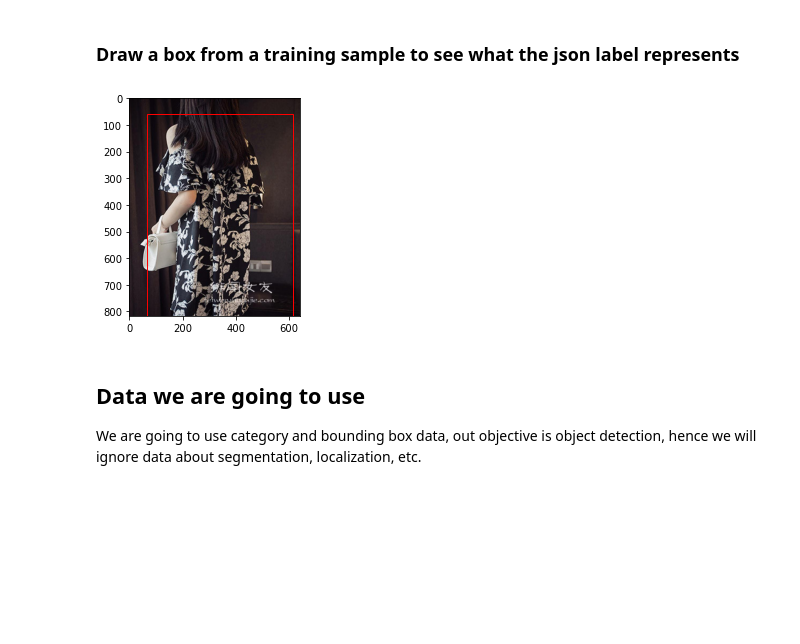
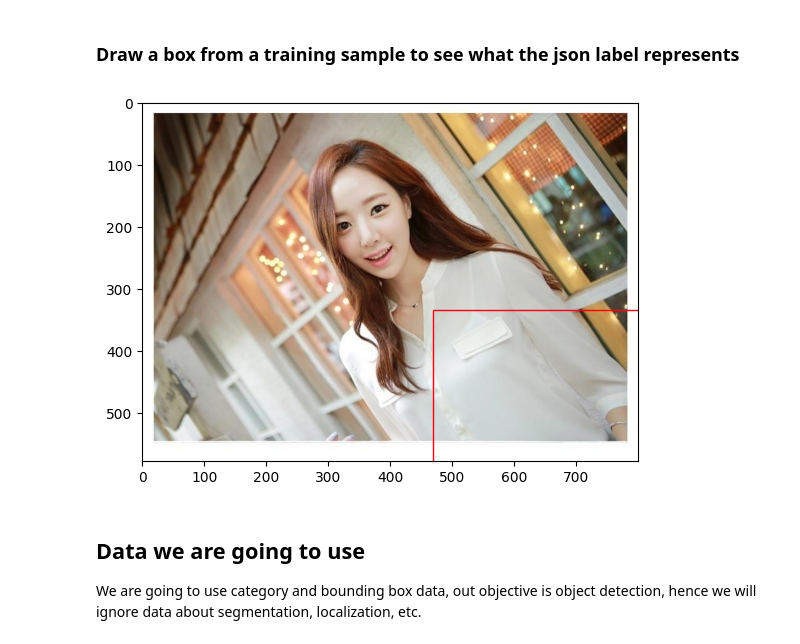
Before and after one commit to Firamon/Object-Detection-Deep-Fashion, a Jupyter notebook: object_detection.ipynb, the cells around one changed output. Cells and saved outputs as stored; diff of their text form; code cells hidden in the pictures; blank space fills up the shorter version.

Commit message:
Added annotation cleanup and conversion

```diff
--- a/object_detection.ipynb
+++ b/object_detection.ipynb
@@ -130,24 +152,27 @@ assert len(count_labels(dataset_1000_examples)) == 13
 # %%
 import matplotlib.pyplot as plt
 import matplotlib.patches as patches
 from PIL import Image
 
-bounding_box_sample_1 = dataset_1000_examples.annotations[0]["item1"]["bounding_box"]
+#bounding_box_sample_1 = dataset_1000_examples.annotations[0]["item1"]["bounding_box"]
+bounding_box_center = dataset_1000_examples.annotations[3]["item1"]["center"]
+bounding_box_size = dataset_1000_examples.annotations[3]["item1"]["size"]
 # Create figure and axes
 fig, ax = plt.subplots()
 
 # Display the image
-ax.imshow(dataset_1000_examples.images[0])
+ax.imshow(dataset_1000_examples.images[3])
 
 # Create a Rectangle patch
-rect1 = patches.Rectangle((bounding_box_sample_1[0], bounding_box_sample_1[1]), bounding_box_sample_1[2], bounding_box_sample_1[3], linewidth=1, edgecolor='r', facecolor='none')
+#rect1 = patches.Rectangle((bounding_box_sample_1[0], bounding_box_sample_1[1]), bounding_box_sample_1[2], bounding_box_sample_1[3], linewidth=1, edgecolor='r', facecolor='none')
+rect1 = patches.Rectangle((bounding_box_center[0] - bounding_box_size[0]/2, bounding_box_center[1] - bounding_box_size[1]/2), bounding_box_size[0], bounding_box_size[1], linewidth=1, edgecolor='r', facecolor='none')
 
 # Add the patch to the Axes
 ax.add_patch(rect1)
 
 plt.show()
 # %% [output]
-[figure, old version]
+[figure, new version]
 # %% [markdown]
 ## Data we are going to use
 We are going to use category and bounding box data, out objective is object detection, hence we will ignore data about segmentation, localization, etc.
```
Also changed, not shown: parts of 6 cells of this notebook.
